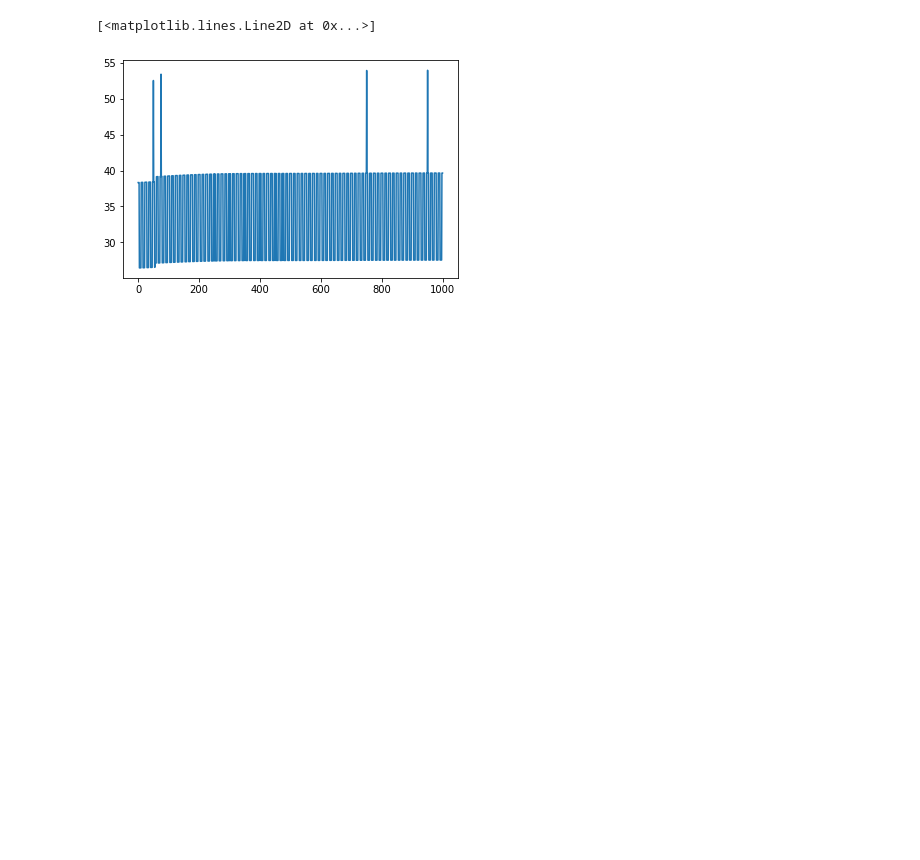
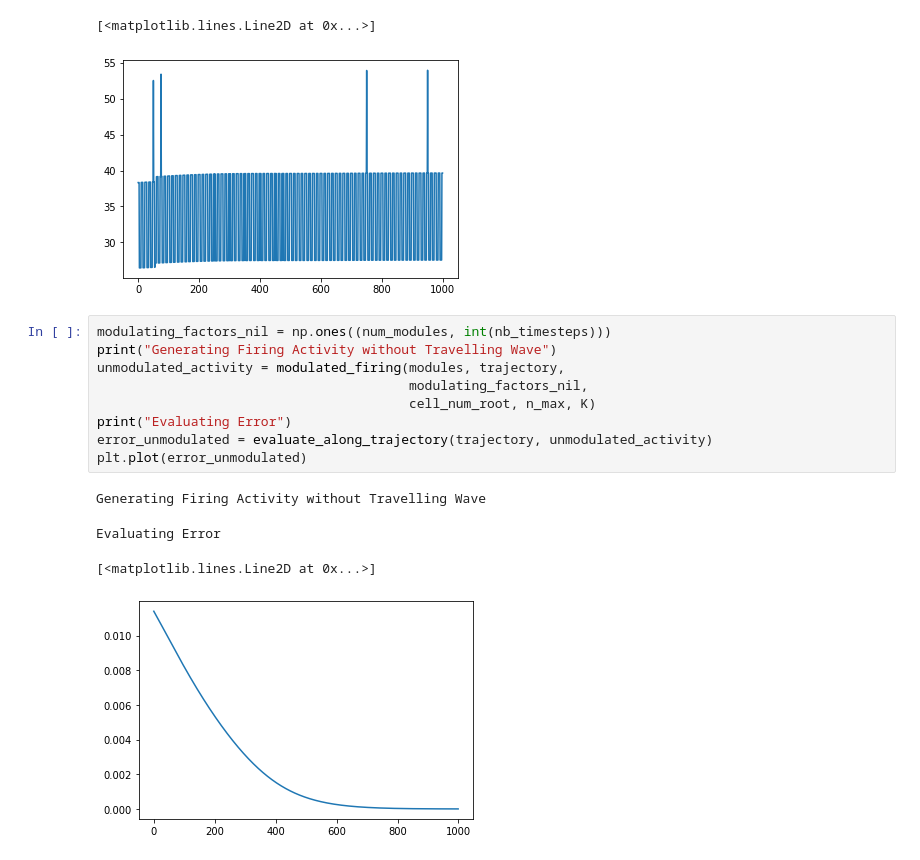
Before and after one commit to divyanshgupt/travelling-wave-mec, a Jupyter notebook: Travelling_Wave.ipynb, the cells around one changed output. Drawn from its saved outputs; the diff is of its cells as text; blank space fills up the shorter version.

Commit message:
evaluated error along trajectory for unmodulated activity decoding

```diff
--- a/Travelling_Wave.ipynb
+++ b/Travelling_Wave.ipynb
@@ -530,3 +530,17 @@ Generating Firing Activity with Travelling Wave
 Evaluating Error Now
 [<matplotlib.lines.Line2D at 0x...>]
 [figure]
+# %%
+modulating_factors_nil = np.ones((num_modules, int(nb_timesteps)))
+print("Generating Firing Activity without Travelling Wave")
+unmodulated_activity = modulated_firing(modules, trajectory,
+                                        modulating_factors_nil,
+                                        cell_num_root, n_max, K)
+print("Evaluating Error")
+error_unmodulated = evaluate_along_trajectory(trajectory, unmodulated_activity)
+plt.plot(error_unmodulated)
+# %% [output]
+Generating Firing Activity without Travelling Wave
+Evaluating Error
+[<matplotlib.lines.Line2D at 0x...>]
+[figure, added]
```
